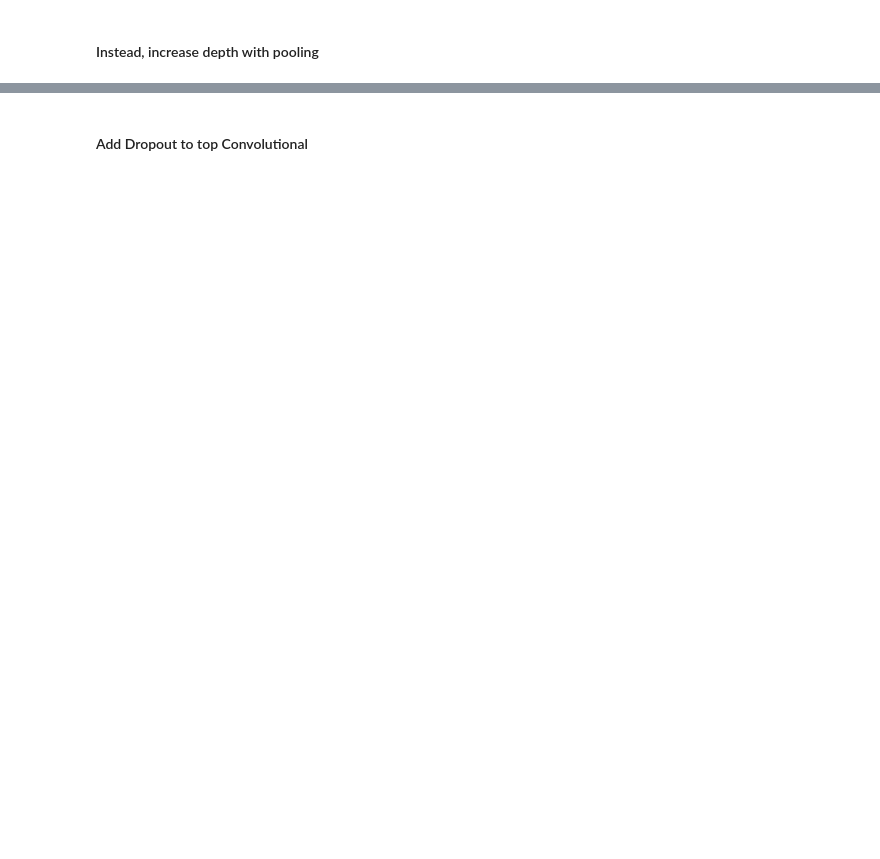
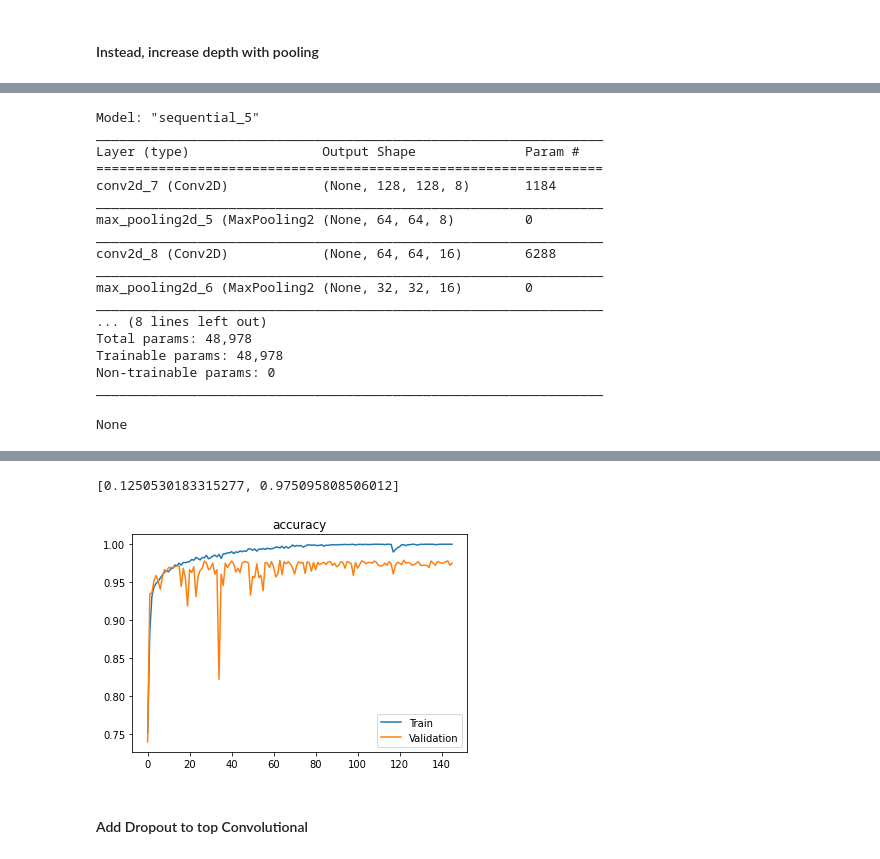
Before and after one commit to sethnlewis/X-Ray-Image-Classification, a Jupyter notebook: notebooks/eda-kaggle-v2.ipynb, the cells around one changed output, grey strips where cells are left out. Drawn from its saved outputs; the diff is of its cells as text; code cells hidden in the pictures; blank space fills up the shorter version.

```diff
--- a/notebooks/eda-kaggle-v2.ipynb
+++ b/notebooks/eda-kaggle-v2.ipynb
@@ -318,0 +406,73 @@ LAMBDA = 0.005
+# %%
+LAMBDA = 0.005
+
+
+model = Sequential()
+model.add(Conv2D(8,
+                 kernel_size=7,
+                 input_shape=(TARGET_SIZE, TARGET_SIZE, 3),
+                 activation='relu',
+                 padding='same',
+                 kernel_regularizer=regularizers.l2(LAMBDA)))
+
+model.add(MaxPooling2D(pool_size=(2, 2)))
+
+model.add(Conv2D(16,
+                 kernel_size=7,
+                 activation='relu',
+                 padding='same',
+                 kernel_regularizer=regularizers.l2(LAMBDA)))
+
+model.add(MaxPooling2D(pool_size=(2, 2)))
+
+model.add(Conv2D(32,
+                 kernel_size=7,
+                 activation='relu',
+                 padding='same',
+                 kernel_regularizer=regularizers.l2(LAMBDA)))
+
+model.add(MaxPooling2D(pool_size=(2, 2)))
+
+model.add(Flatten())
+
+model.add(Dense(2,
+                activation='softmax'))
+
+model.compile(optimizer='SGD',
+              metrics=['accuracy'],
+              loss='categorical_crossentropy')
+
+fit = model.fit(x=x_train,
+                y=y_train,
+                epochs=500,
+                callbacks=callbacks,
+                validation_data=(x_val, y_val),
+                verbose=0)
+
+plot_metrics(fit.history)
+
+#model.load_weights('best_model.h5')
+display(model.summary())
+
+
+# Print evaluation results on validation set
+model.evaluate(x_val, y_val)
+# %% [output]
+Model: "sequential_5"
+_________________________________________________________________
+Layer (type)                 Output Shape              Param #
+=================================================================
+conv2d_7 (Conv2D)            (None, 128, 128, 8)       1184
+_________________________________________________________________
+max_pooling2d_5 (MaxPooling2 (None, 64, 64, 8)         0
+_________________________________________________________________
+conv2d_8 (Conv2D)            (None, 64, 64, 16)        6288
+_________________________________________________________________
+max_pooling2d_6 (MaxPooling2 (None, 32, 32, 16)        0
+_________________________________________________________________
+... (8 lines left out)
+Total params: 48,978
+Trainable params: 48,978
+Non-trainable params: 0
+_________________________________________________________________
+None
@@ -319,2 +480,4 @@ LAMBDA = 0.005
+[0.1250530183315277, 0.975095808506012]
+[figure, added]
 # %% [markdown]
 #### Add Dropout to top Convolutional
```
Also changed, not shown: parts of 15 cells of this notebook.
